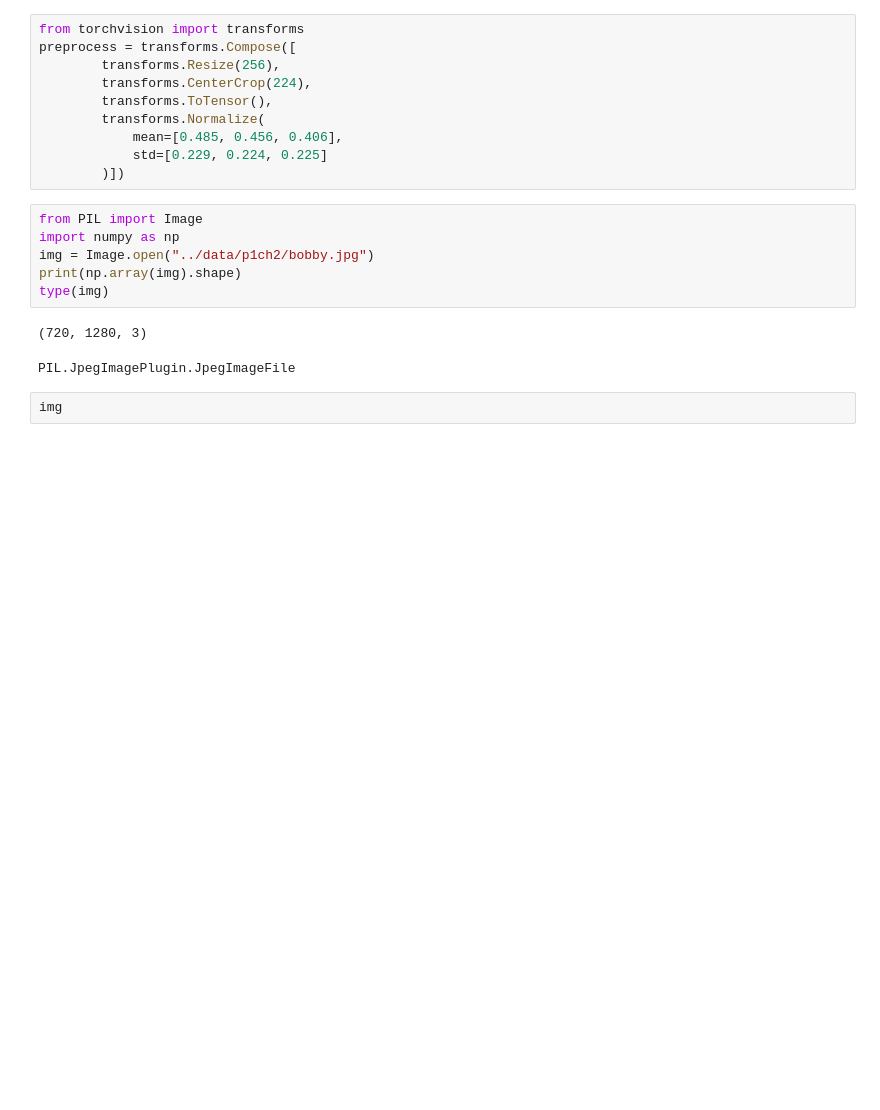
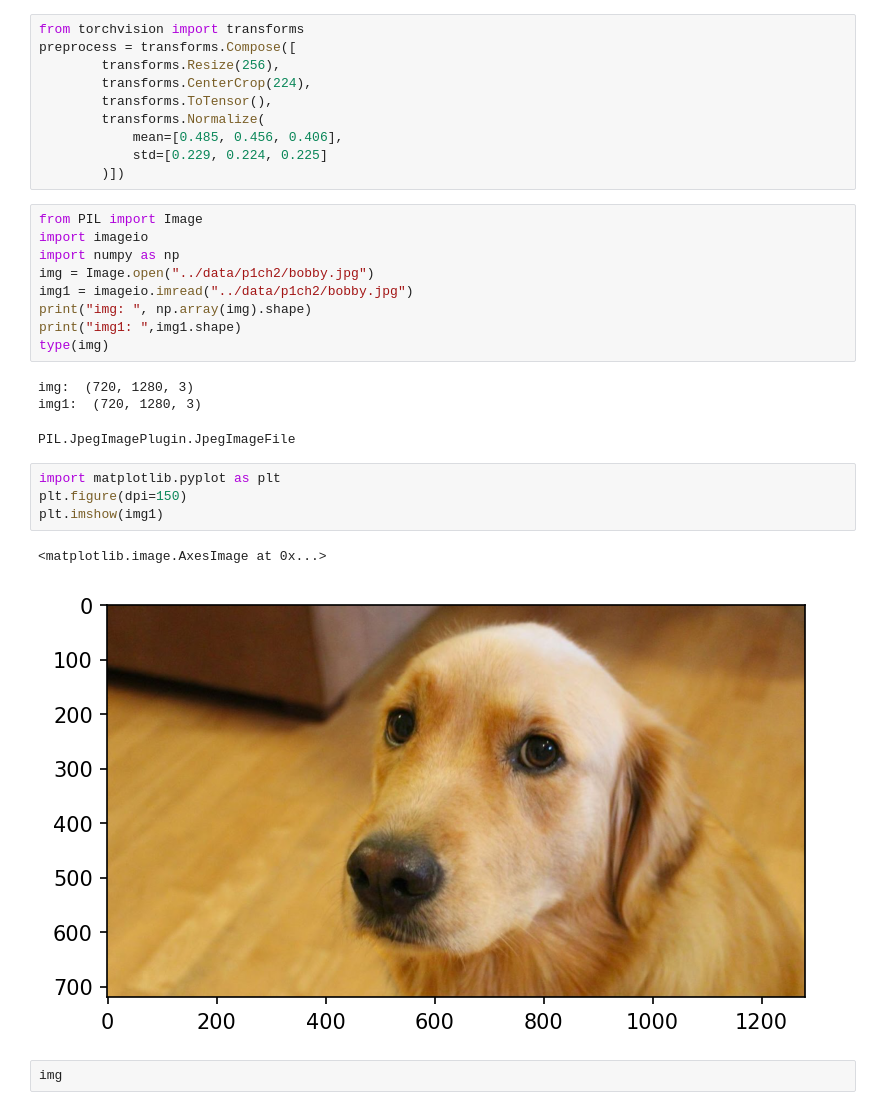
Before and after one commit to chunlin233/dlwpt-code, a Jupyter notebook: p1ch2/2_pre_trained_networks.ipynb, the cells around one changed output. Drawn from its saved outputs; the diff is of its cells as text; blank space fills up the shorter version.

```diff
--- a/p1ch2/2_pre_trained_networks.ipynb
+++ b/p1ch2/2_pre_trained_networks.ipynb
@@ -75,13 +75,24 @@ preprocess = transforms.Compose([
         )])
 # %%
 from PIL import Image
+import imageio
 import numpy as np
 img = Image.open("../data/p1ch2/bobby.jpg")
-print(np.array(img).shape)
+img1 = imageio.imread("../data/p1ch2/bobby.jpg")
+print("img: ", np.array(img).shape)
+print("img1: ",img1.shape)
 type(img)
 # %% [output]
-(720, 1280, 3)
+img:  (720, 1280, 3)
+img1:  (720, 1280, 3)
 PIL.JpegImagePlugin.JpegImageFile
+# %%
+import matplotlib.pyplot as plt
+plt.figure(dpi=150)
+plt.imshow(img1)
+# %% [output]
+<matplotlib.image.AxesImage at 0x...>
+[figure, added]
 # %%
 img
 # %% [output]
```
Also changed, not shown: parts of 3 cells of this notebook, 5 other files.
